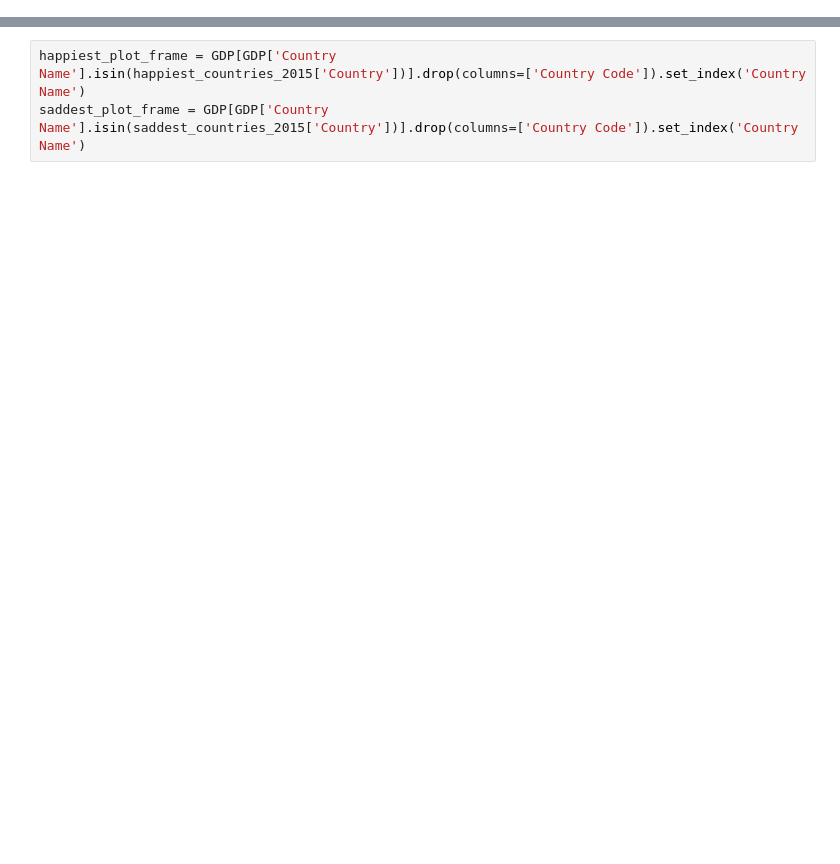
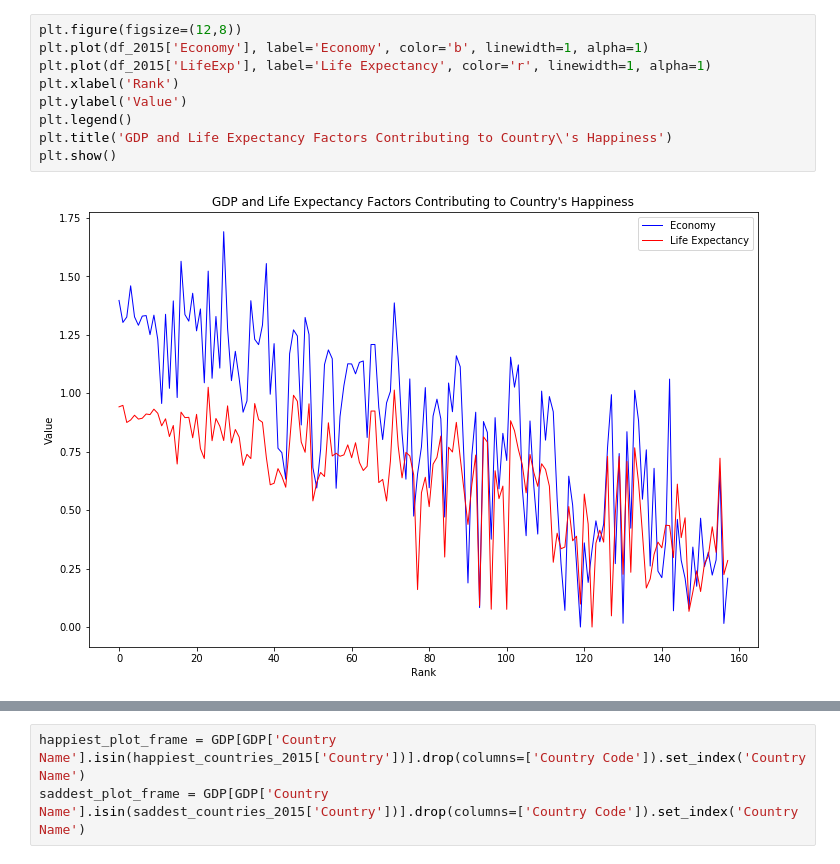
Before and after one commit to paulbenschmidt/happiness-analysis, a Jupyter notebook: Probably Happy.ipynb, the cells around one changed output, grey strips where cells are left out. Drawn from its saved outputs; the diff is of its cells as text; blank space fills up the shorter version.

```diff
--- a/Probably Happy.ipynb
+++ b/Probably Happy.ipynb
@@ -44,0 +40,11 @@ gdp_plot_frame = GDP[GDP['Country Name'].isin(df_2015['Country'])].drop(columns=
+# %%
+plt.figure(figsize=(12,8))
+plt.plot(df_2015['Economy'], label='Economy', color='b', linewidth=1, alpha=1)
+plt.plot(df_2015['LifeExp'], label='Life Expectancy', color='r', linewidth=1, alpha=1)
+plt.xlabel('Rank')
+plt.ylabel('Value')
+plt.legend()
+plt.title('GDP and Life Expectancy Factors Contributing to Country\'s Happiness')
+plt.show()
+# %% [output]
+[figure, added]
```
Also changed, not shown: parts of 58 cells of this notebook.
